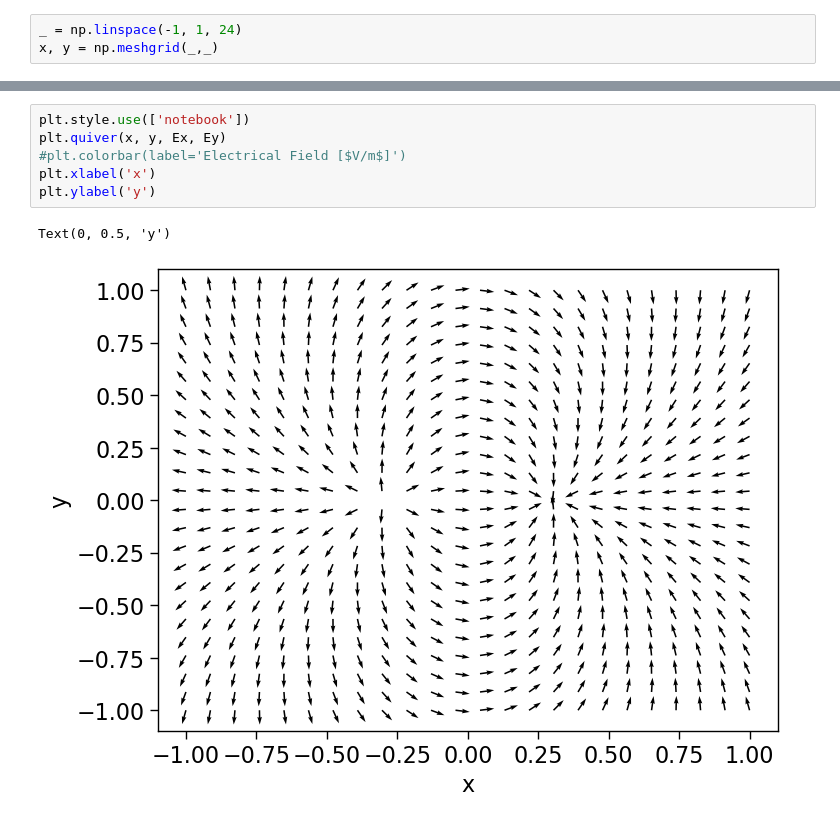
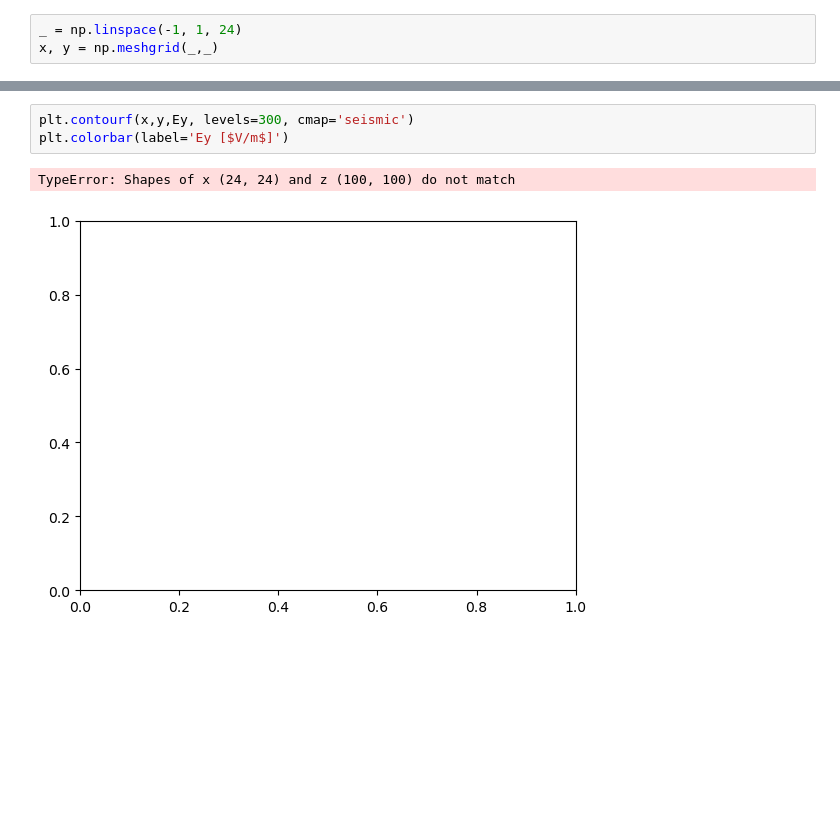
Before and after one commit to hezy/Electromagnetism, a Jupyter notebook: electric_dipole.ipynb, the cells around one changed output, grey strips where cells are left out. Saved outputs shown, nothing was run; the diff lists cells and outputs as text; blank space fills up the shorter version.

Commit message:
electric dipole

```diff
--- a/electric_dipole.ipynb
+++ b/electric_dipole.ipynb
@@ -82,9 +77,6 @@ plt.colorbar(label='Ey [$V/m$]')
-# %%
-plt.style.use(['notebook'])
-plt.quiver(x, y, Ex, Ey)
-#plt.colorbar(label='Electrical Field [$V/m$]')
-plt.xlabel('x')
-plt.ylabel('y')
-# %% [output]
-Text(0, 0.5, 'y')
-[figure, removed]
+# %%
+plt.contourf(x,y,Ey, levels=300, cmap='seismic')
+plt.colorbar(label='Ey [$V/m$]')
+# %% [output]
+TypeError: Shapes of x (24, 24) and z (100, 100) do not match
+[figure, added]
```
Also changed, not shown: parts of 13 cells of this notebook, 1 other file.
